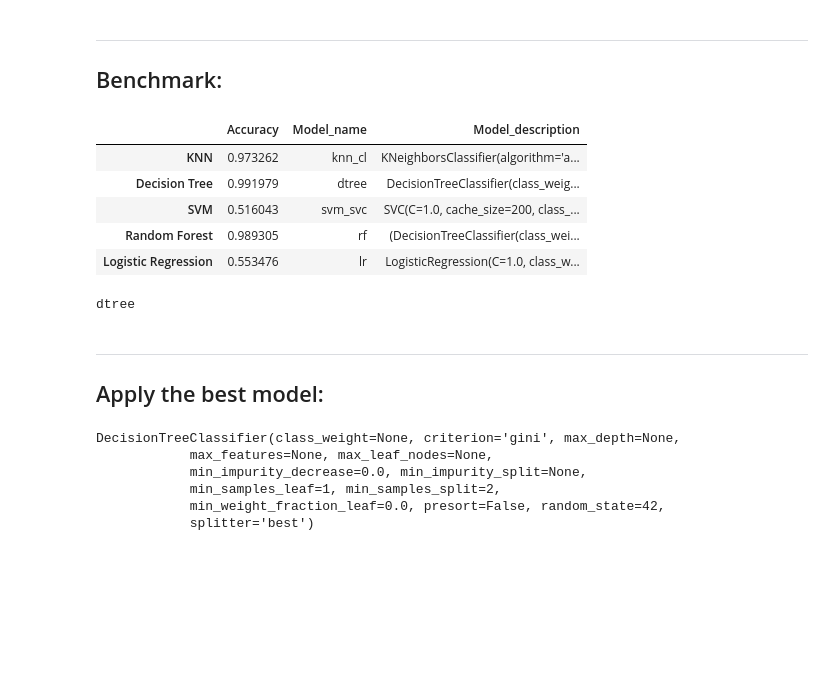
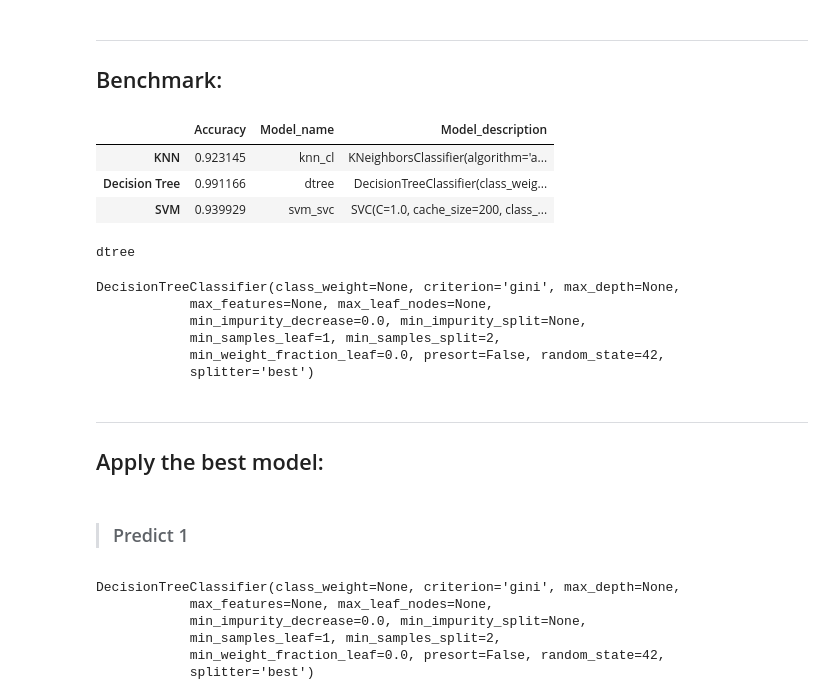
Before and after one commit to codenation-dev/squad-4-ad-data-science-1, a Jupyter notebook: analysis/Class_Recommender_systems.ipynb, the cells around one changed output. Drawn from its saved outputs; the diff is of its cells as text; code cells hidden in the pictures; blank space fills up the shorter version.

```diff
--- a/analysis/Class_Recommender_systems.ipynb
+++ b/analysis/Class_Recommender_systems.ipynb
@@ -333,2 +355,6 @@ y_test = dataset_test['cliente']
+# %%
+from sklearn.model_selection import KFold
+from sklearn.model_selection import cross_val_score
+kfold = KFold(n_splits=4, random_state=random_vl)
 # %% [markdown]
 > ### KNN Classifier:
@@ -364,7 +361,8 @@ weighted avg       0.97      0.97      0.97       374
+# %%
+# Model:
+knn_cl = KNeighborsClassifier(n_neighbors=1)
 # %% [markdown]
 > ### Decision Tree:
 # %%
 # Model:
 dtree = DecisionTreeClassifier(random_state = random_vl)
-# Fit data to model:
-dtree.fit(X_train,y_train)
@@ -400,5 +371,3 @@ weighted avg       0.99      0.99      0.99       374
 # %%
 # Model:
 svm_svc = SVC(gamma='auto', random_state = random_vl)
-# Fit data to model:
-svm_svc.fit(X_train,y_train)
@@ -499,27 +377,26 @@ weighted avg       0.68      0.55      0.46       374
 # %%
 # Comparative DataFrame:
 performance = []
-classifier = ['KNN', 'Decision Tree', 'SVM', 'Random Forest', 'Logistic Regression']
-models = [knn_cl, dtree, svm_svc, rf, lr]
-models_name = ['knn_cl', 'dtree', 'svm_svc', 'rf', 'lr']
+accuracy=[]
+classifier = ['KNN', 'Decision Tree', 'SVM']
+models = [knn_cl, dtree, svm_svc]
+models_name = ['knn_cl', 'dtree', 'svm_svc']
 for i in models:
     model = i
-    model.fit(X_train,y_train)
-    prediction = model.predict(X_test)
-    performance.append(metrics.accuracy_score(prediction,y_test))
+    cv_result = cross_val_score(model,X_data, Y_target, cv = kfold, scoring = "accuracy")
+    performance.append(cv_result.mean())
+    accuracy.append(cv_result)
 
 models_dataframe=pd.DataFrame(performance,index = classifier)
 models_dataframe.columns = ['Accuracy']
 models_dataframe['Model_name'] = models_name
 models_dataframe['Model_description'] = models
 models_dataframe
 # %% [output]
 |  | Accuracy | Model_name | Model_description |
-| KNN | 0.973262 | knn_cl | KNeighborsClassifier(algorithm='a... |
-| Decision Tree | 0.991979 | dtree | DecisionTreeClassifier(class_weig... |
-| SVM | 0.516043 | svm_svc | SVC(C=1.0, cache_size=200, class_... |
-| Random Forest | 0.989305 | rf | (DecisionTreeClassifier(class_wei... |
-| Logistic Regression | 0.553476 | lr | LogisticRegression(C=1.0, class_w... |
+| KNN | 0.923145 | knn_cl | KNeighborsClassifier(algorithm='a... |
+| Decision Tree | 0.991166 | dtree | DecisionTreeClassifier(class_weig... |
+| SVM | 0.939929 | svm_svc | SVC(C=1.0, cache_size=200, class_... |
 # %%
 # Best model name:
 best_model_name = models_dataframe.Model_name[models_dataframe['Accuracy'] == models_dataframe['Accuracy'].max()].tolist()
@@ -531,7 +408,18 @@ dtree
 best_model = models_dataframe.Model_description[models_dataframe['Accuracy'] == models_dataframe['Accuracy'].max()].tolist()
 best_model = best_model[0]
+# %%
+print(models_dataframe['Model_description'].iloc[1])
+# %% [output]
+DecisionTreeClassifier(class_weight=None, criterion='gini', max_depth=None,
+            max_features=None, max_leaf_nodes=None,
+            min_impurity_decrease=0.0, min_impurity_split=None,
+            min_samples_leaf=1, min_samples_split=2,
+            min_weight_fraction_leaf=0.0, presort=False, random_state=42,
+            splitter='best')
 # %% [markdown]
 ***
 ## Apply the best model:
+# %% [markdown]
+> ### Predict 1
 # %%
 # Fit train data:
```
Also changed, not shown: parts of 78 cells of this notebook.
